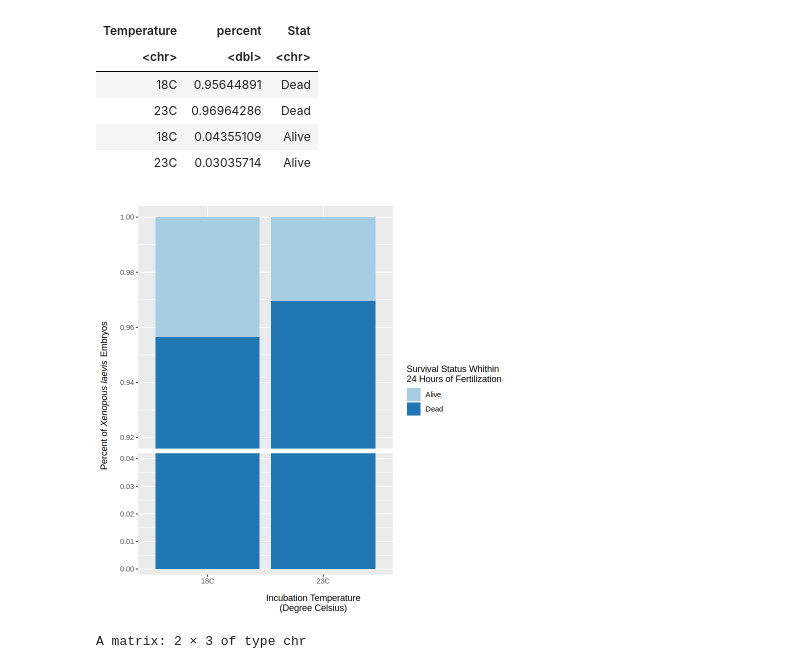
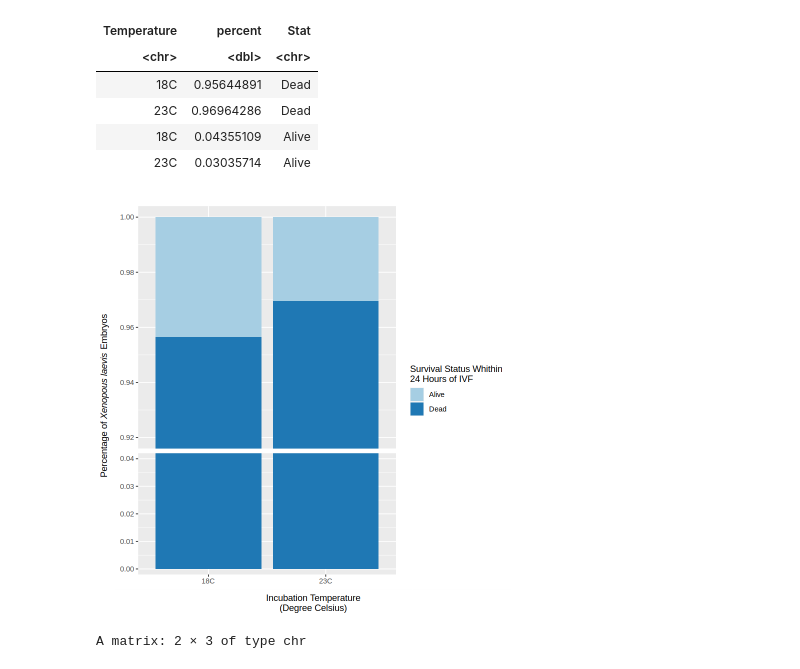
Before and after one commit to kiarashbahari/frog, a Jupyter notebook: developmental_rate.ipynb, the cells around one changed output. Drawn from its saved outputs; the diff is of its cells as text; code cells hidden in the pictures.

```diff
--- a/developmental_rate.ipynb
+++ b/developmental_rate.ipynb
@@ -688,18 +717,18 @@ A data.frame: 4 × 3
 # %%
 ggplot(df3, aes(x=Temperature, y=percent, fill=Stat))+
 geom_bar(stat="identity"  )+#, position = position_dodge())+
 scale_y_break(c(0.04,0.92))+
 #scale_y_continuous(limits=c(0,1),breaks=seq(0,1,0.01))+
 #geom_text(aes( label=percent), vjust=1.6,
       #      color="white", size=3.5)+
 scale_fill_brewer(palette="Paired")+
-labs(x='Incubation Temperature\n(Degree Celsius)',y=expression(paste('Percent of ',italic('Xenopous laevis'),' Embryos')),
-     fill='Survival Status Whithin\n24 Hours of Fertilization')
+labs(x='Incubation Temperature\n(Degree Celsius)',y=expression(paste('Percentage of ',italic('Xenopous laevis'),' Embryos')),
+     fill='Survival Status Whithin\n24 Hours of IVF')
 
 #scale_color_discrete(labels=c('18°C','23°C'))+
 #scale_x_continuous(limits=c(0,80),breaks=seq(0,80,24))
 # %% [output]
-[figure, old version]
+[figure, new version]
 # %%
 df<-data.frame(
     "Temprature"=c("18C","23C"),
```
Also changed, not shown: parts of 12 cells of this notebook.
